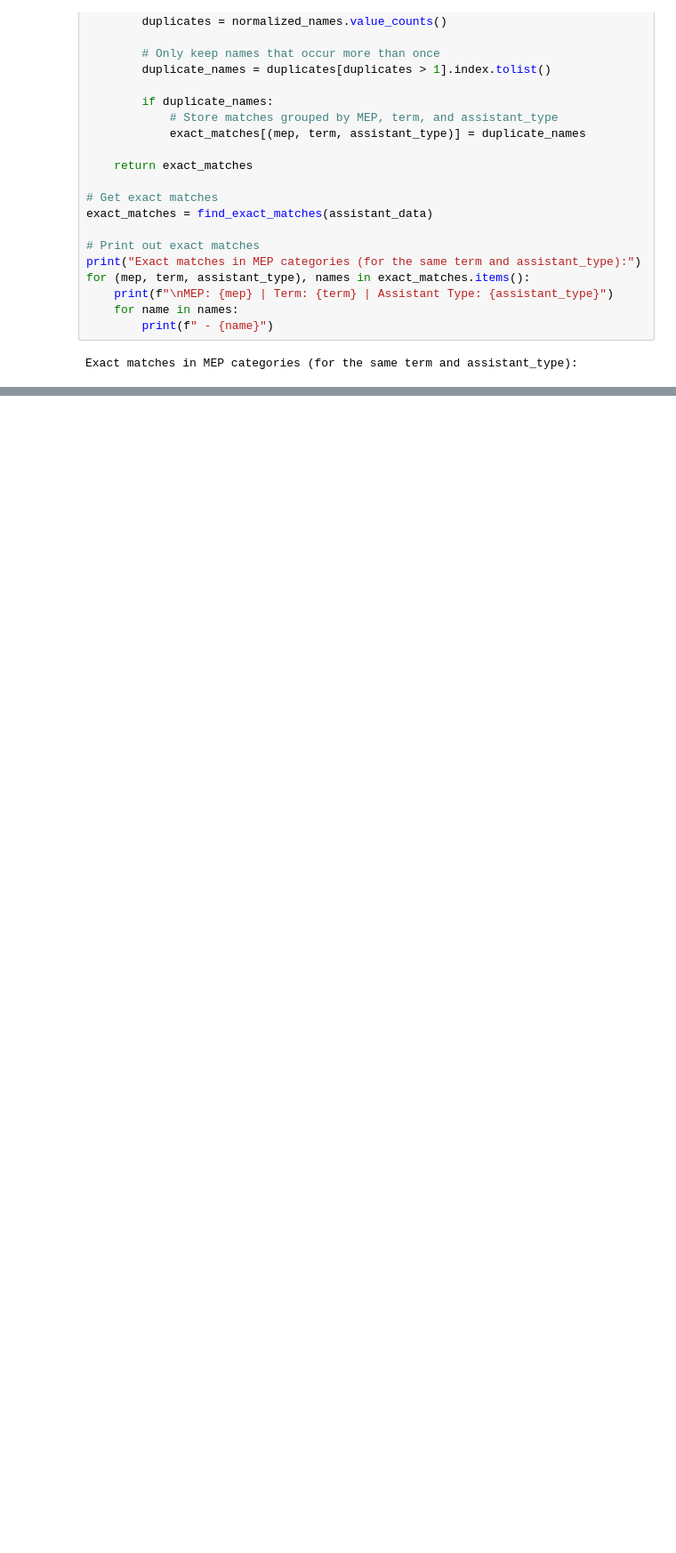
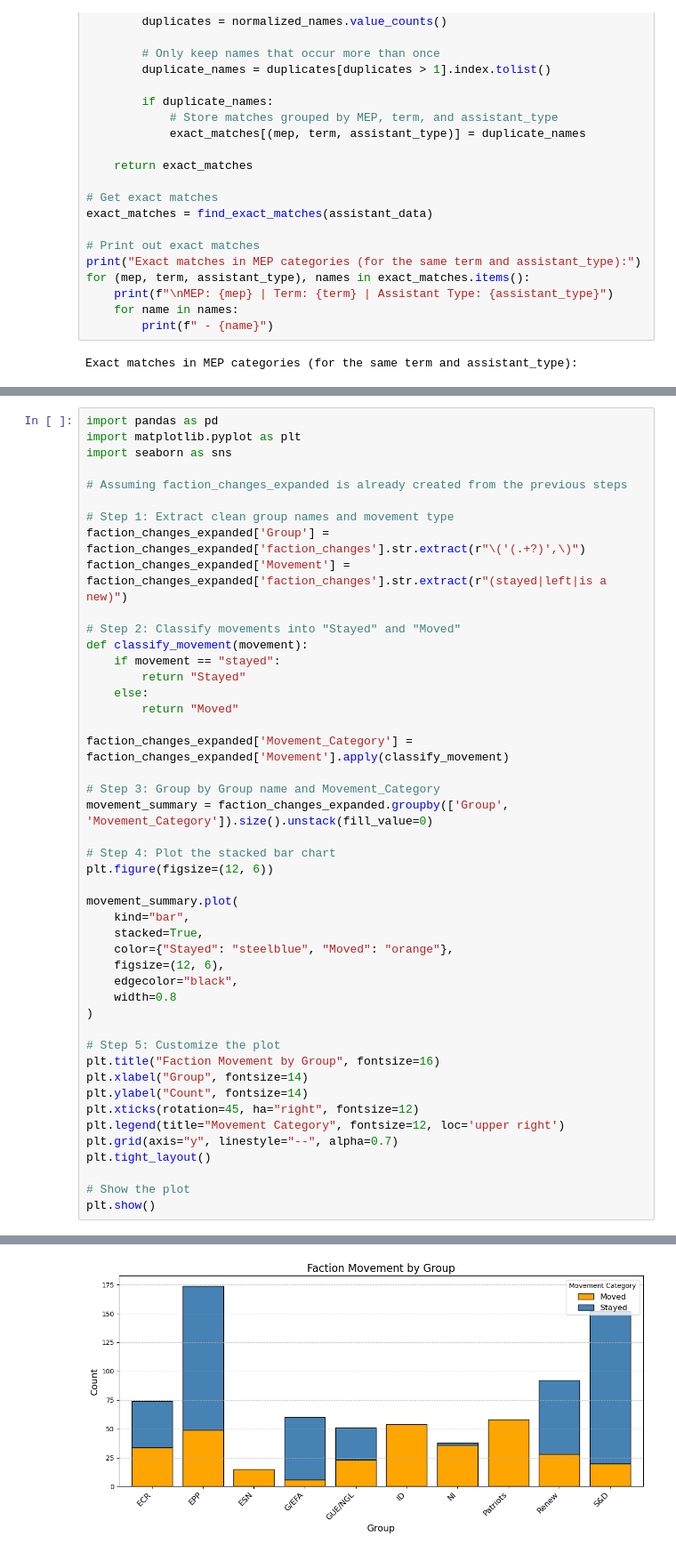
Before and after one commit to emilia-c/AMO-Work, a Jupyter notebook: assistant task/compare 9th & 10th term/apa_movement_NO_MANUAL.ipynb, the cells around one changed output, grey strips where cells are left out. Shown at 89% size. Cells and saved outputs as stored; diff of their text form; blank space fills up the shorter version.

```diff
--- a/assistant task/compare 9th & 10th term/apa_movement_NO_MANUAL.ipynb
+++ b/assistant task/compare 9th & 10th term/apa_movement_NO_MANUAL.ipynb
@@ -395,0 +1370,47 @@ print(filtered_apas)
+# %%
+import pandas as pd
+import matplotlib.pyplot as plt
+import seaborn as sns
+
+# Assuming faction_changes_expanded is already created from the previous steps
+
+# Step 1: Extract clean group names and movement type
+faction_changes_expanded['Group'] = faction_changes_expanded['faction_changes'].str.extract(r"\('(.+?)',\)")
+faction_changes_expanded['Movement'] = faction_changes_expanded['faction_changes'].str.extract(r"(stayed|left|is a new)")
+
+# Step 2: Classify movements into "Stayed" and "Moved"
+def classify_movement(movement):
+    if movement == "stayed":
+        return "Stayed"
+    else:
+        return "Moved"
+
+faction_changes_expanded['Movement_Category'] = faction_changes_expanded['Movement'].apply(classify_movement)
+
+# Step 3: Group by Group name and Movement_Category
+movement_summary = faction_changes_expanded.groupby(['Group', 'Movement_Category']).size().unstack(fill_value=0)
+
+# Step 4: Plot the stacked bar chart
+plt.figure(figsize=(12, 6))
+
+movement_summary.plot(
+    kind="bar",
+    stacked=True,
+    color={"Stayed": "steelblue", "Moved": "orange"},
+    figsize=(12, 6),
+    edgecolor="black",
+    width=0.8
+)
+
+# Step 5: Customize the plot
+plt.title("Faction Movement by Group", fontsize=16)
+plt.xlabel("Group", fontsize=14)
+plt.ylabel("Count", fontsize=14)
+plt.xticks(rotation=45, ha="right", fontsize=12)
+plt.legend(title="Movement Category", fontsize=12, loc='upper right')
+plt.grid(axis="y", linestyle="--", alpha=0.7)
+plt.tight_layout()
+
+# Show the plot
+plt.show()
+# %% [output]
@@ -395,0 +1418 @@ print(filtered_apas)
+[figure, added]
```
Also changed, not shown: parts of 51 cells of this notebook, 4 other files.
